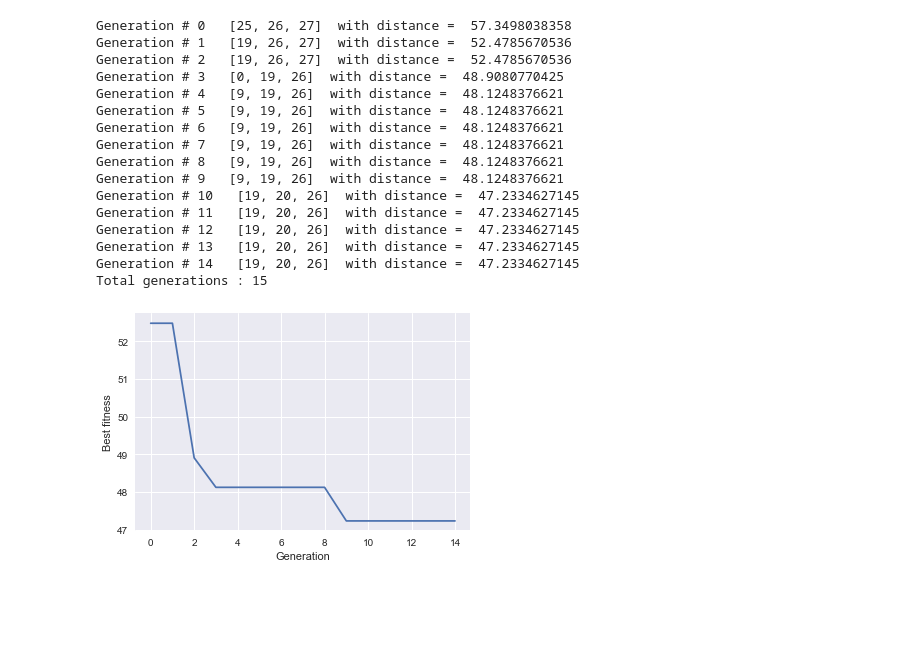
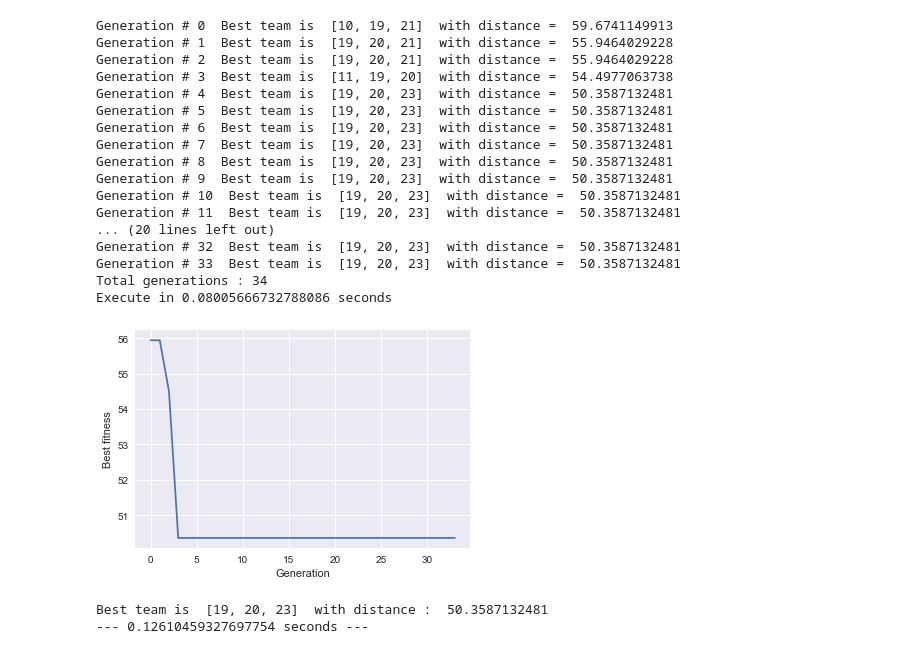
Before and after one commit to Luvata/MultiObjective-Optimization-, a Jupyter notebook: GAs.ipynb, the cells around one changed output. Cells and saved outputs as stored; diff of their text form; code cells hidden in the pictures; blank space fills up the shorter version.

```diff
--- a/GAs.ipynb
+++ b/GAs.ipynb
@@ -110,11 +129,19 @@ class Generation:
 class DemoGA:
     generations = []
     current_generation = None
-    population_size = 20
-    inherite_rate = 0.8
+    population_size = None
+    inherite_rate = None
     P = None
     E = None
-    def __init__(self,k,m,size,P,E):
+    def __init__(self,k,m,size,P,E,population_size = None,inherite_rate = None):
+        if not population_size is None:
+            self.population_size = population_size
+        else :
+            self.population_size = 20 # default
+        if not inherite_rate is None:
+            self.inherite_rate = inherite_rate
+        else :
+            self.inherite_rate = 0.9
         self.current_generation = Generation(k,m,size,P,E,self.population_size)
         self.generations.append(self.current_generation)
         self.k = k
@@ -124,12 +151,13 @@ class DemoGA:
         self.E = E
         self.generations = []
 
-    def train(self, optimal_distance):
+    def train(self, optimal_distance,stop_generation):
+        start_time = time.time()
         i = 0
         while True:
             best_team = self.current_generation.get_best()
             best_fitness = best_team.fitness
-            print("Generation #",i," ",best_team.team_indices, " with distance = ", best_fitness)
+            print("Generation #",i," Best team is ",best_team.team_indices, " with distance = ", best_fitness)
 
 
             if(best_fitness <= optimal_distance):
@@ -139,11 +167,12 @@ class DemoGA:
                 self.current_generation = self.current_generation.generate_next_gen(self.population_size,self.inherite_rate)
                 self.generations.append(self.current_generation )
 
-            if(i > 10):
-                if(self.generations[i].get_best().fitness == self.generations[i-20].get_best().fitness):
+            if(i > stop_generation):
+                if(self.generations[i].get_best().fitness == self.generations[i-stop_generation].get_best().fitness):
                     break
             i+=1
         print("Total generations :", len(self.generations))
+        print("Execute in %s seconds " % (time.time() - start_time))
         self.plot_result()
 
     def plot_result(self):
@@ -157,24 +186,30 @@ class DemoGA:
 # %%
 Model = DemoGA(k,m,size,P,E)
 # %%
-Model.train(optimal_distance=0)
+Model.train(optimal_distance=0,stop_generation=30)
 # %% [output]
-Generation # 0   [25, 26, 27]  with distance =  57.3498038358
-Generation # 1   [19, 26, 27]  with distance =  52.4785670536
-Generation # 2   [19, 26, 27]  with distance =  52.4785670536
-Generation # 3   [0, 19, 26]  with distance =  48.9080770425
-Generation # 4   [9, 19, 26]  with distance =  48.1248376621
-Generation # 5   [9, 19, 26]  with distance =  48.1248376621
-Generation # 6   [9, 19, 26]  with distance =  48.1248376621
-Generation # 7   [9, 19, 26]  with distance =  48.1248376621
-Generation # 8   [9, 19, 26]  with distance =  48.1248376621
-Generation # 9   [9, 19, 26]  with distance =  48.1248376621
-Generation # 10   [19, 20, 26]  with distance =  47.2334627145
-Generation # 11   [19, 20, 26]  with distance =  47.2334627145
-Generation # 12   [19, 20, 26]  with distance =  47.2334627145
-Generation # 13   [19, 20, 26]  with distance =  47.2334627145
-Generation # 14   [19, 20, 26]  with distance =  47.2334627145
-Total generations : 15
+Generation # 0  Best team is  [10, 19, 21]  with distance =  59.6741149913
+Generation # 1  Best team is  [19, 20, 21]  with distance =  55.9464029228
+Generation # 2  Best team is  [19, 20, 21]  with distance =  55.9464029228
+Generation # 3  Best team is  [11, 19, 20]  with distance =  54.4977063738
+Generation # 4  Best team is  [19, 20, 23]  with distance =  50.3587132481
+Generation # 5  Best team is  [19, 20, 23]  with distance =  50.3587132481
+Generation # 6  Best team is  [19, 20, 23]  with distance =  50.3587132481
+Generation # 7  Best team is  [19, 20, 23]  with distance =  50.3587132481
+Generation # 8  Best team is  [19, 20, 23]  with distance =  50.3587132481
+Generation # 9  Best team is  [19, 20, 23]  with distance =  50.3587132481
+Generation # 10  Best team is  [19, 20, 23]  with distance =  50.3587132481
+Generation # 11  Best team is  [19, 20, 23]  with distance =  50.3587132481
+... (20 lines left out)
+Generation # 32  Best team is  [19, 20, 23]  with distance =  50.3587132481
+Generation # 33  Best team is  [19, 20, 23]  with distance =  50.3587132481
+Total generations : 34
+Execute in 0.08005666732788086 seconds
-[figure, old version]
+[figure, new version]
+# %%
+check_answer(P,E,k)
+# %% [output]
+Best team is  [19, 20, 23]  with distance :  50.3587132481
+--- 0.12610459327697754 seconds ---
 # %%
 # new data
```
Also changed, not shown: parts of 7 cells of this notebook.
